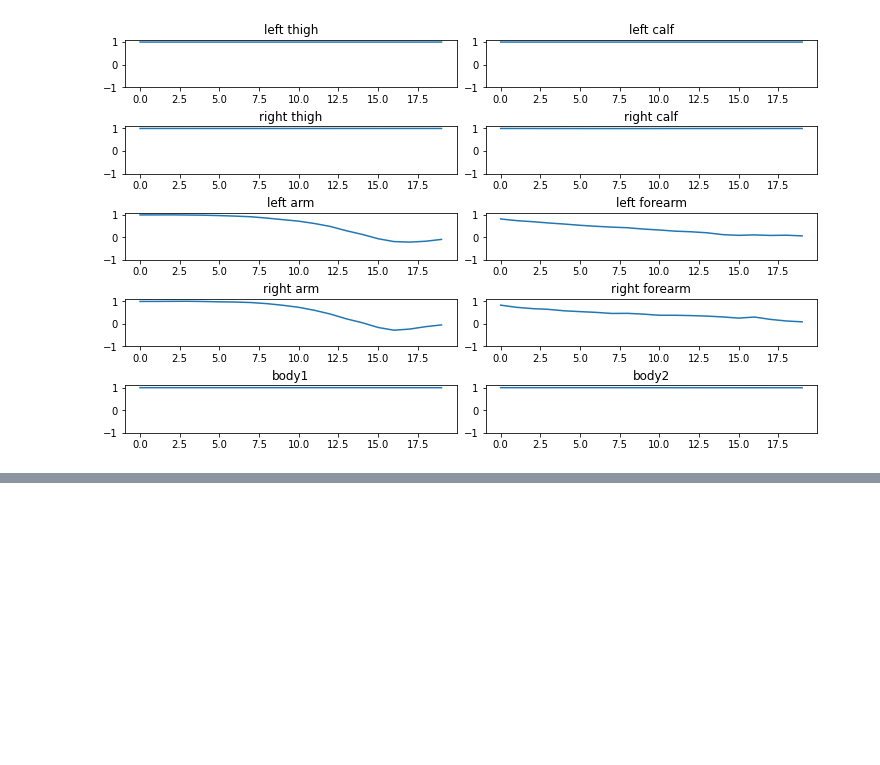
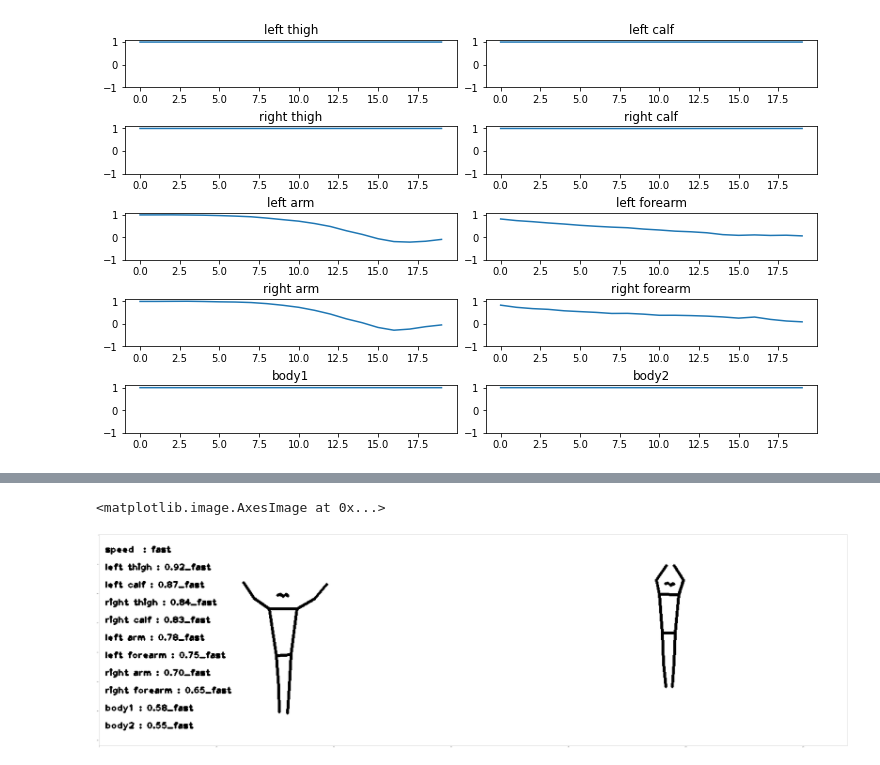
Before and after one commit to boostcampaitech2/final-project-level3-cv-08, a Jupyter notebook: mediapipe/HOT Metric test.ipynb, the cells around one changed output, grey strips where cells are left out. Cells and saved outputs as stored; diff of their text form; code cells hidden in the pictures; blank space fills up the shorter version.

```diff
--- a/mediapipe/HOT Metric test.ipynb
+++ b/mediapipe/HOT Metric test.ipynb
@@ -65,6 +96,7 @@ small_parts = {
             "right forearm" : [20,21],
             "body1" : [6,14],
             "body2" : [1,19]}
+
 
 small_name = list(small_parts.keys())
 
@@ -284,6 +316,27 @@ class VideoMetric():
             output.append(output_part)
         return output #left_leg, right_leg, left_arm, right_arm, body
 
+    def extract_vec_norm_by_small_part_diff(self,before_point_json, point_json, info_dict = info_dict, vec_point=small_parts):  ## 추가
+        before_point = list(before_point_json.values())
+        point = list(point_json.values())
+        left_shoulder = info_dict[14] # left_shoulder
+        right_hip = info_dict[6] # right_hip
+        normalize_value = (point[left_shoulder][0]*self.width-point[right_hip][0]*self.width, point[left_shoulder][1]*self.height-point[right_hip][1]*self.height)
+        normalize_value = np.linalg.norm(normalize_value)
+        if normalize_value < 1.0:
+            normalize_value = 1
+        output = []
+        for parts in vec_point.values():
+            output_part = []
+            p = info_dict[parts[0]]
+            q = info_dict[parts[1]]
+            bx1,by1 = before_point[p][0]*self.width/normalize_value, before_point[p][1]*self.height/normalize_value
+            bx2,by2 = before_point[q][0]*self.width/normalize_value, before_point[q][1]*self.height/normalize_value
+            x1,y1 = point[p][0]*self.width/normalize_value, point[p][1]*self.height/normalize_value
+            x2,y2 = point[q][0]*self.width/normalize_value, point[q][1]*self.height/normalize_value
+            output_part.append((x1-bx1+x2-bx2,y1-by1+y2-by2))
+            output.append(output_part)
+        return output
 
 def compare_visual(background, gt_size, prac_size, gt_keypoints, prac_keypoints, connect_point = connect_point, info_dict = info_dict):
     '''
@@ -335,7 +388,7 @@ def coco_oks(gt, target, part):
         tx,ty = target[i][0],target[i][1]
         dx = gx-tx
         dy = gy-ty
-        kp_c = sigma[vec_part_key[part]][i]
+        kp_c = sigma[vec_part_key[part]]
         oks = np.exp(-(dx**2+dy**2)/(2*(kp_c**2)))
         output.append(oks)
     return np.average(output)
@@ -788,7 +841,7 @@ for j in range(s_p,e_p,1):
     gt = hot_gt.extract_vec_norm_by_small_part(hot_gt_temp,vec_point=small_parts)
     s = 0
     for part in range(len(prac)):
-        temp = cosine_similar(gt[part], prac[part])
+        temp = (cosine_similar(gt[part], prac[part])/2+0.5)*coco_oks(gt[part], prac[part], part)
         total[part].append(temp) # l2_normalize로 비교
         s+=temp
     total[-1].append(s)
@@ -813,0 +885,6 @@ print()
+# %%
+plt.figure(figsize = (150,100))
+plt.imshow(image)
+# %% [output]
+<matplotlib.image.AxesImage at 0x...>
+[figure, added]
```
Also changed, not shown: parts of 7 cells of this notebook, 7 other files.
